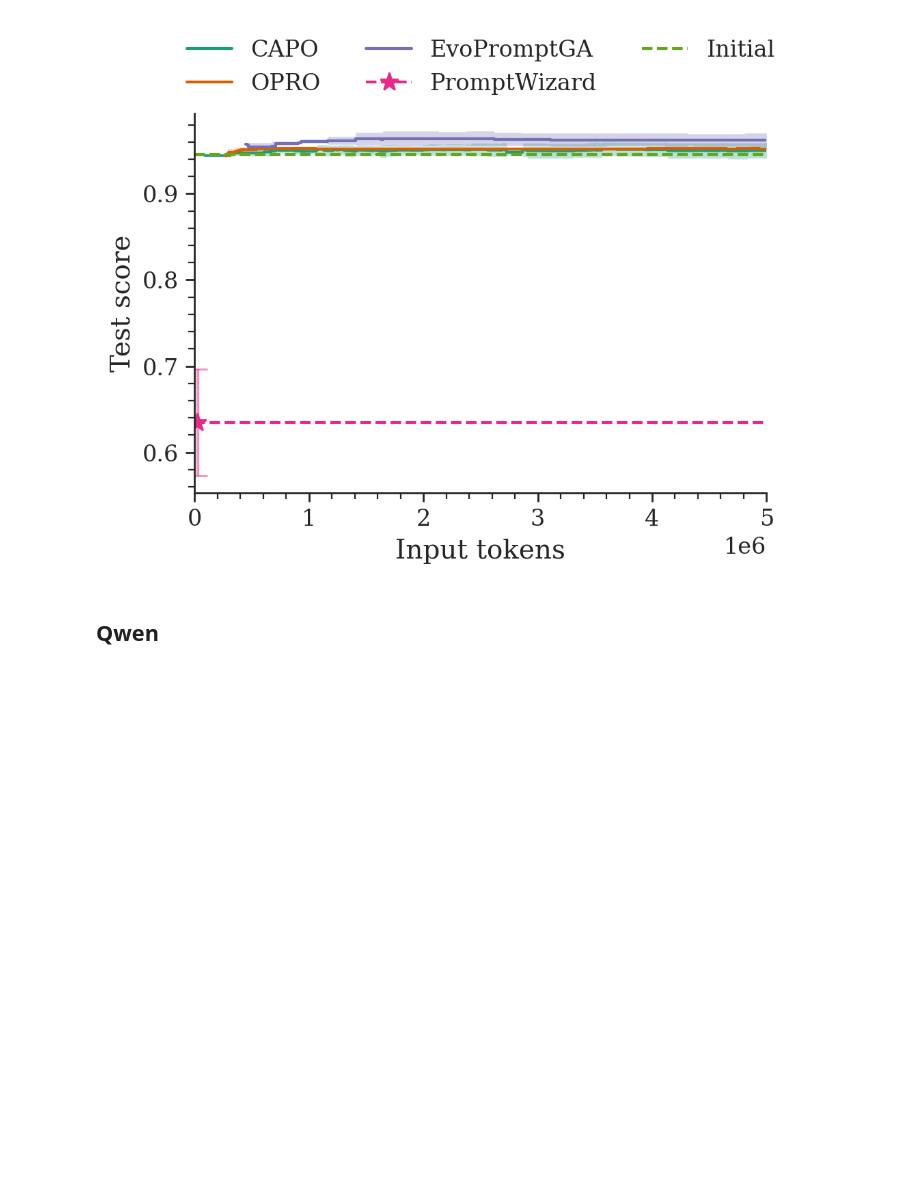
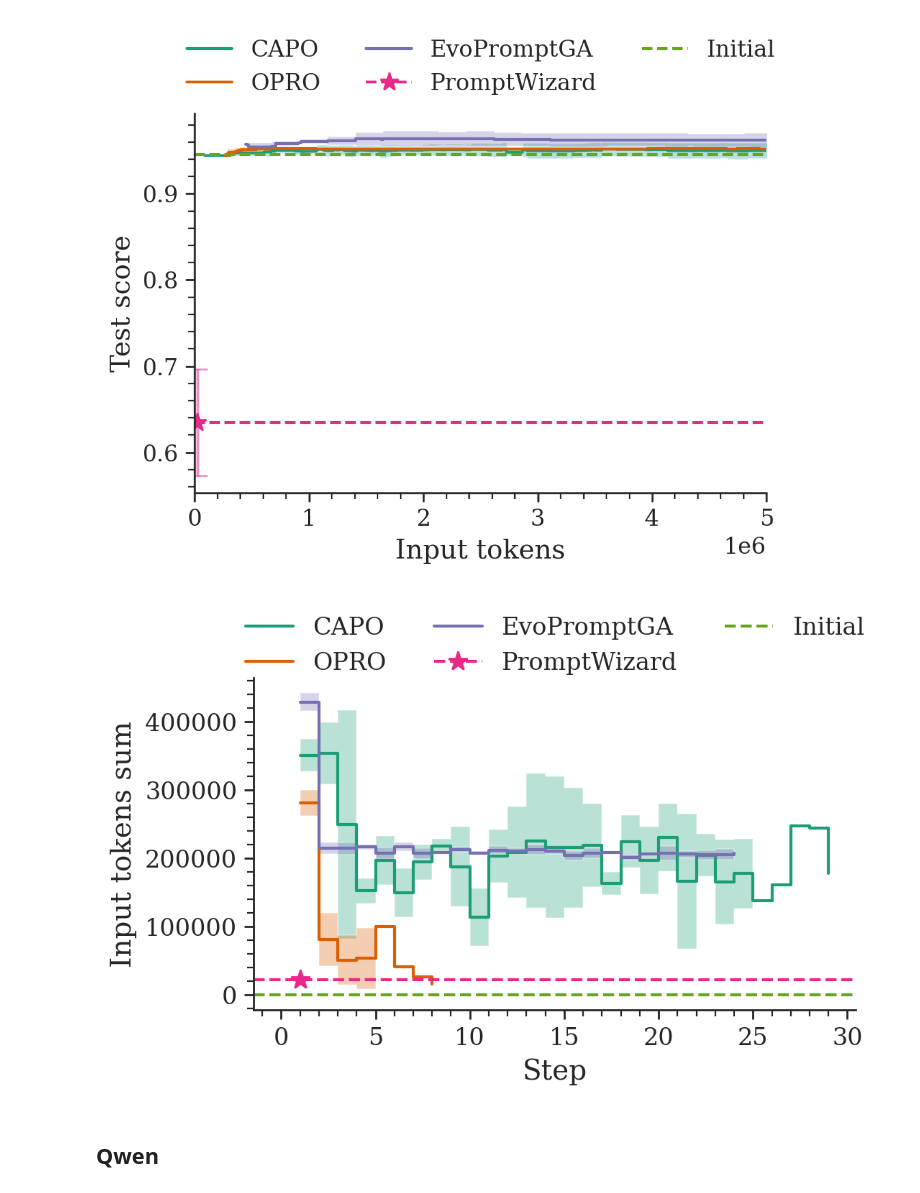
Before and after one commit to finitearth/capo, a Jupyter notebook: notebooks/paper_visualization/benchmarking_visualization.ipynb, the cells around one changed output. Cells and saved outputs as stored; diff of their text form; code cells hidden in the pictures; blank space fills up the shorter version.

Commit message:
ablation racing tokens per step

```diff
--- a/notebooks/paper_visualization/benchmarking_visualization.ipynb
+++ b/notebooks/paper_visualization/benchmarking_visualization.ipynb
@@ -117,6 +117,21 @@ plot_population_scores_comparison(
 );
 # %% [output]
 [figure]
+# %%
+plot_population_scores_comparison(
+    "sst-5",
+    "mistral",
+    OPTIMS,
+    agg="mean",
+    plot_seeds=False,
+    plot_stddev=True,
+    x_col="step",
+    score_col="input_tokens_sum",
+    path_prefix="../..",
+    figsize=(5.4, 3),
+);
+# %% [output]
+[figure, added]
 # %% [markdown]
 ## Qwen
 # %%
```
Also changed, not shown: parts of 2 cells of this notebook, 1 other file.
